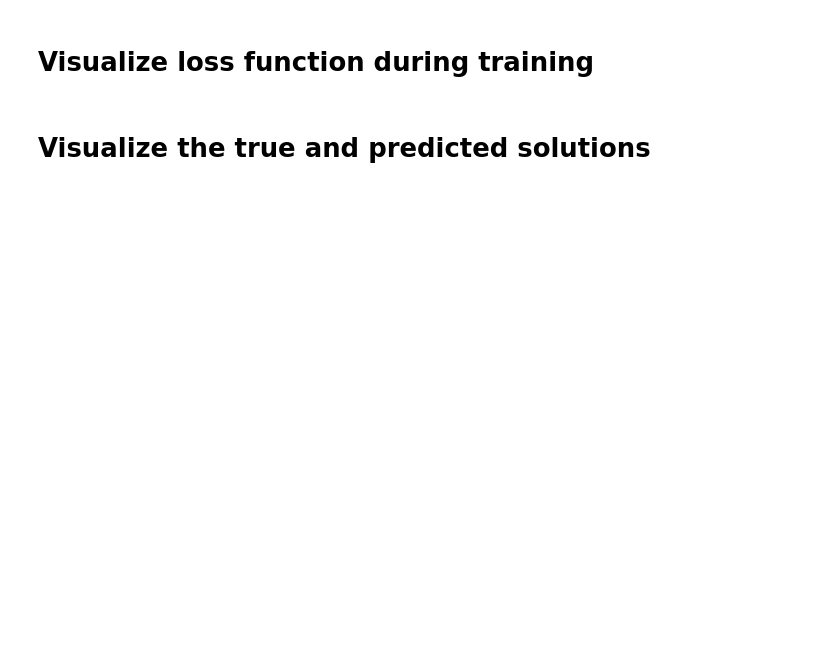
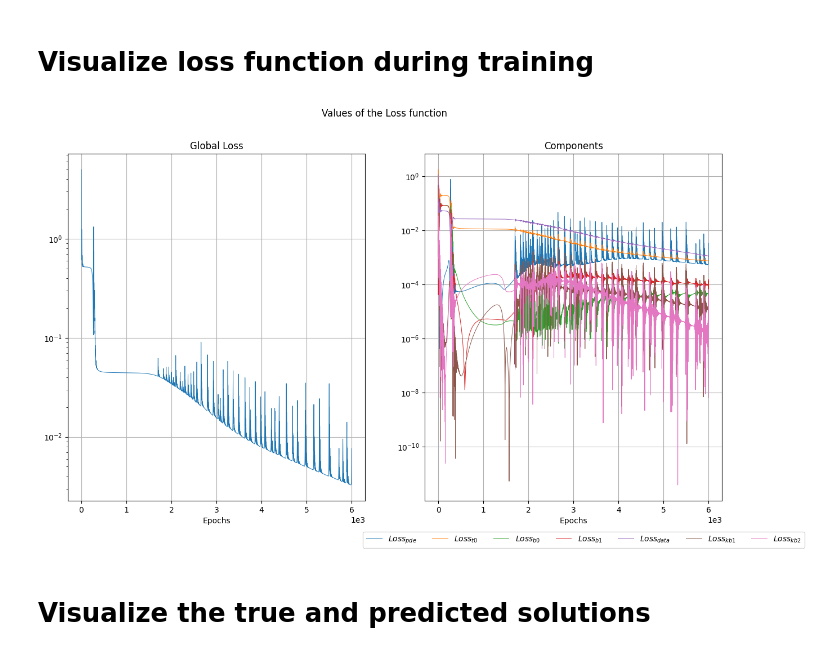
Before and after one commit to elenaionelaschipor/MLCS_2025-2026, a Jupyter notebook: lab5_inverse_pinn/Heat_2D.ipynb, the cells around one changed output. Drawn from its saved outputs; the diff is of its cells as text; code cells hidden in the pictures; blank space fills up the shorter version.

```diff
--- a/lab5_inverse_pinn/Heat_2D.ipynb
+++ b/lab5_inverse_pinn/Heat_2D.ipynb
@@ -122,16 +148,21 @@ Here we define the source term $s(t,x)$ and the initial condition $u_0(x)$. We a
 # %%
 # Initial condition to solve the heat equation u0(x)=-sin(pi x)
 def initial_condition(x):
-    return
+
+    return -torch.sin(np.pi * x)
 
 # Exact solution for the heat equation ut = u_xx with the IC above
+# k = 1, s = 0
 def exact_sol(x,t):
+    u = -torch.sin(np.pi * x) * torch.exp(- (np.pi**2) * t)
     return u
 
 def exact_conductivity(x):
+    k = torch.ones_like(x)
     return k
 
 def source(x,t):
+    s = torch.zeros_like(x)
     return s
 
 u_exact_data = exact_sol(x_data,t_data)
@@ -237,27 +302,31 @@ MSE =  torch.nn.MSELoss()
 
 for epoch in range(n_epochs+1):
 
-  loss_pde = eval_loss_pde()
+  loss_pde = eval_loss_pde(approx_sol,approx_coef,x_int,t_int,MSE)
 
-  loss_t0 = eval_loss_pt()
-  loss_b0 = eval_loss_pt()
-  loss_b1 = eval_loss_pt()
-  loss_data = eval_loss_data()
+  loss_t0 = eval_loss_pt(approx_sol,x_0,t_0, initial_condition(x_0))
 
-  loss_k_b1 = approx_coef(x_b0).pow(2).mean()
-  loss_k_b2 = approx_coef(x_b1).pow(2).mean()
+  loss_b0 = eval_loss_pt(approx_sol,x_b0,t_b, torch.zeros_like(eval_on_xt(approx_sol, x_b0, t_b)))
+  loss_b1 = eval_loss_pt(approx_sol,x_b1,t_b, torch.zeros_like(eval_on_xt(approx_sol, x_b1, t_b)))
 
-  loss = 1.5*loss_pde +1.5*loss_t0 + loss_b0 + loss_b1 + loss_data + loss_k_b1 + loss_k_b1 + loss_k_b2
+  loss_data = eval_loss_data(approx_sol,x_data,t_data,u_exact_data,MSE)
 
-  #print(w_pde,w_t0,w_b1,w_b2,w_data)
+  loss_k_b1 =  MSE(approx_coef(x_b0),torch.zeros_like(approx_coef(x_b0))) # dovrebbe diventare 0 (in effetti al bordo...)
+  loss_k_b2 = MSE(approx_coef(x_b1), torch.zeros_like(approx_coef(x_b1)))   # idem?
+
+
+  loss = 1.5*loss_pde +1.5*loss_t0 + loss_b0 + loss_b1 + loss_data  + loss_k_b1 + loss_k_b2
+
+
+  # print(w_pde,w_t0,w_b1,w_b2,w_data)
   # zero gradients
-  ...
+  optimizer.zero_grad()
   # loss backward
-  ...
+  loss.backward()
   # optimizer step
-  ...
+  optimizer.step()
   # scheduler step
-  ...
+  scheduler.step()
 
   loss_values[epoch,:] = np.stack([convert(loss),convert(loss_pde),convert(loss_t0),convert(loss_b0),convert(loss_b1),convert(loss_data),convert(loss_k_b1),convert(loss_k_b2)])
 
@@ -269,30 +356,32 @@ for epoch in range(n_epochs+1):
 # %%
 p2 = plt.figure(2, (15, 8))
 # global,pde,t0,b0,b1,data,kb1,kb2
 e = range(n_epochs + 1)
 ax1, ax2 = p2.subplots(1, 2)
 ax1.semilogy(e, loss_values[:, 0], linewidth=0.7)
 ax1.set_title("Global Loss")
 ax1.set_xlabel("Epochs")
 ax1.ticklabel_format(style="sci", axis="x", scilimits=(0, 0))
 ax1.grid()
 
 # plt.ylabel('Loss values')
-ax2.semilogy(e, loss_values[:, 1], linewidth=0.7, label="$Loss_f$")
-ax2.semilogy(e, loss_values[:, 2], linewidth=0.7, label="$Loss_0$")
+ax2.semilogy(e, loss_values[:, 1], linewidth=0.7, label="$Loss_{pde}$")
+ax2.semilogy(e, loss_values[:, 2], linewidth=0.7, label="$Loss_{t0}$")
 ax2.semilogy(e, loss_values[:, 3], linewidth=0.7, label="$Loss_{b0}$")
 ax2.semilogy(e, loss_values[:, 4], linewidth=0.7, label="$Loss_{b1}$")
 ax2.semilogy(e, loss_values[:, 5], linewidth=0.7, label="$Loss_{data}$")
 ax2.semilogy(e, loss_values[:, 6], linewidth=0.7, label="$Loss_{kb1}$")
 ax2.semilogy(e, loss_values[:, 7], linewidth=0.7, label="$Loss_{kb2}$")
 ax2.set_xlabel("Epochs")
 ax2.set_title("Components")
 ax2.ticklabel_format(style="sci", axis="x", scilimits=(0, 0))
 ax2.grid()
 p2.legend(loc="lower right", ncol=7)
 
 plt.suptitle("Values of the Loss function")
 plt.show()
+# %% [output]
+[figure, added]
 # %% [markdown]
 # Visualize the true and predicted solutions
 # %%
```
Also changed, not shown: parts of 17 cells of this notebook, 17 other files.
